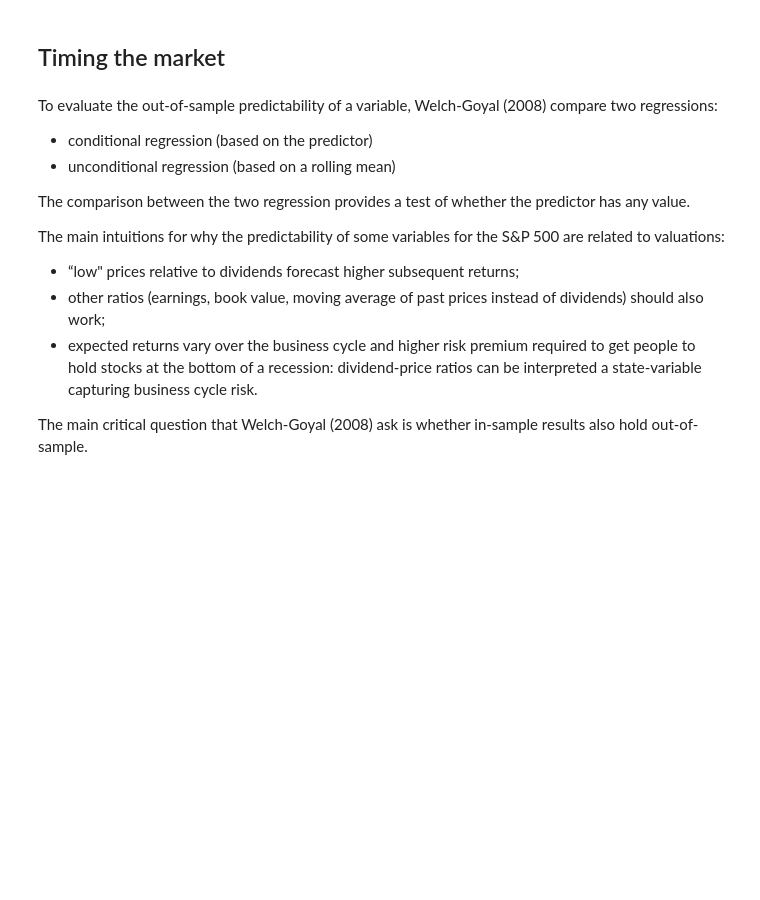
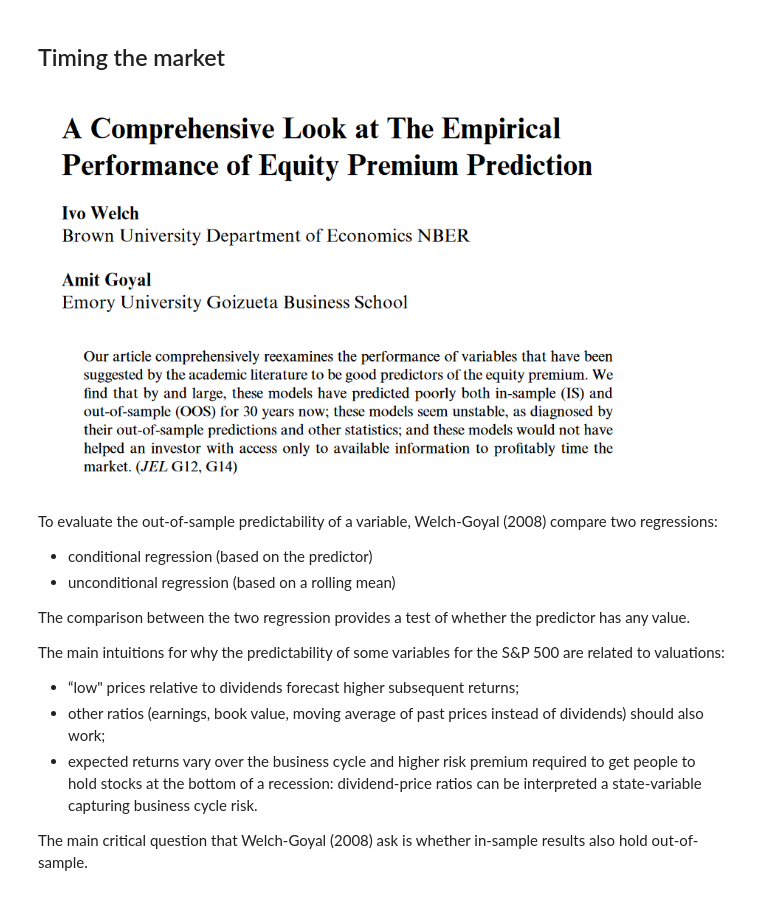
Before and after one commit to schampon/skfin, a Jupyter notebook: nbs/41_Timing_backtest_with_learning.ipynb, the cells around one changed output. Cells and saved outputs as stored; diff of their text form; code cells hidden in the pictures; blank space fills up the shorter version.

```diff
--- a/nbs/41_Timing_backtest_with_learning.ipynb
+++ b/nbs/41_Timing_backtest_with_learning.ipynb
@@ -18,6 +18,11 @@ from skfin.plot import bar, line
 In previous sections, we studied the predictability of industry and stock returns in a long-short "cash-neutral" setting. In this section, we shift to the predictability of a single asset (ie. the "market" as the S\&P 500 US index).
 # %% [markdown]
 ## Timing the market
+# %%
+# hide
+display(Image("images/welch_goyal_head.png", width=600))
+# %% [output]
+[figure, added]
 # %% [markdown]
 To evaluate the out-of-sample predictability of a variable, Welch-Goyal (2008) compare two regressions:
 
```
Also changed, not shown: parts of 20 cells of this notebook, 47 other files.
